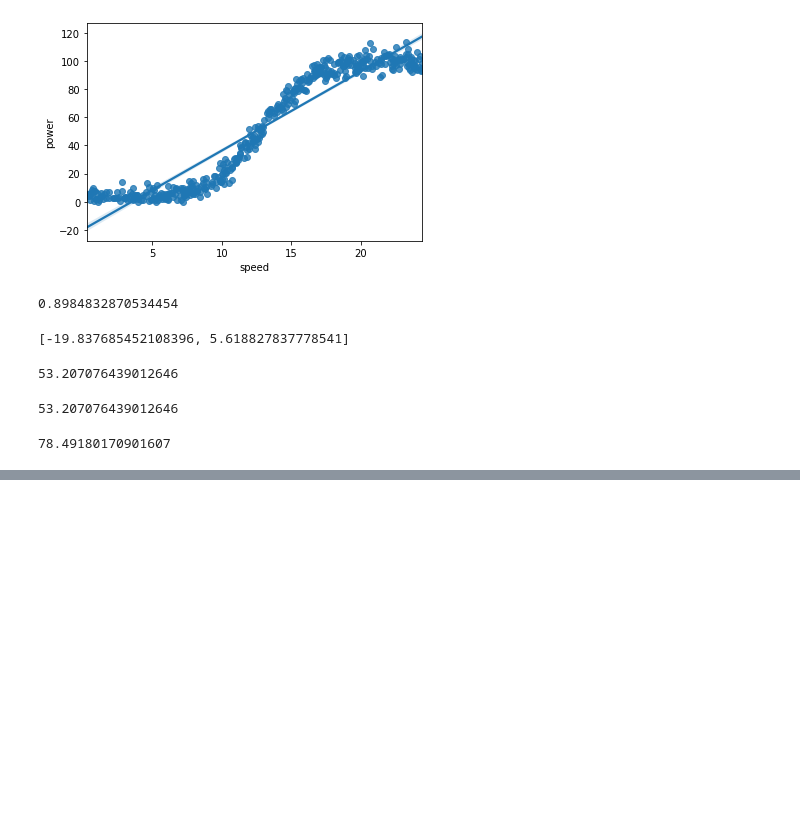
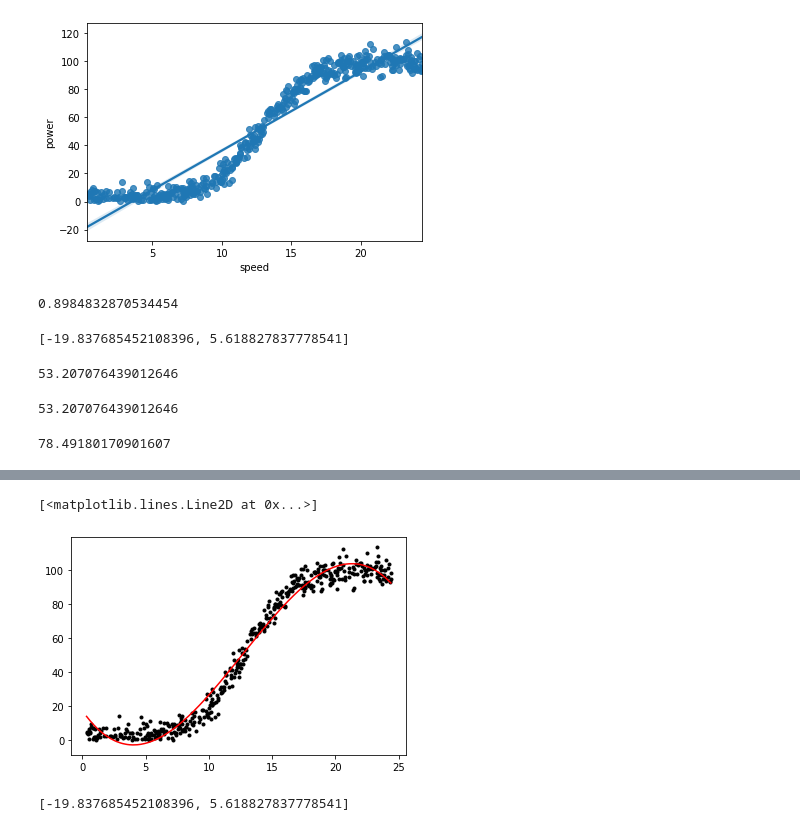
Before and after one commit to AdrianDonohoe/MLaS_project2020, a Jupyter notebook: Investigation and Training.ipynb, the cells around one changed output, grey strips where cells are left out. Cells and saved outputs as stored; diff of their text form; code cells hidden in the pictures; blank space fills up the shorter version.

```diff
--- a/Investigation and Training.ipynb
+++ b/Investigation and Training.ipynb
@@ -134,0 +150,10 @@ predict(17.5)
+# %%
+plt.plot(x, y, 'k.')
+plt.plot(x, a * x * x * x + b * x *x  +  c * x + d, 'r-')
+# %% [output]
+[<matplotlib.lines.Line2D at 0x...>]
+[figure, added]
+# %%
+p
+# %% [output]
+[-19.837685452108396, 5.618827837778541]
```
Also changed, not shown: parts of 6 cells of this notebook.
